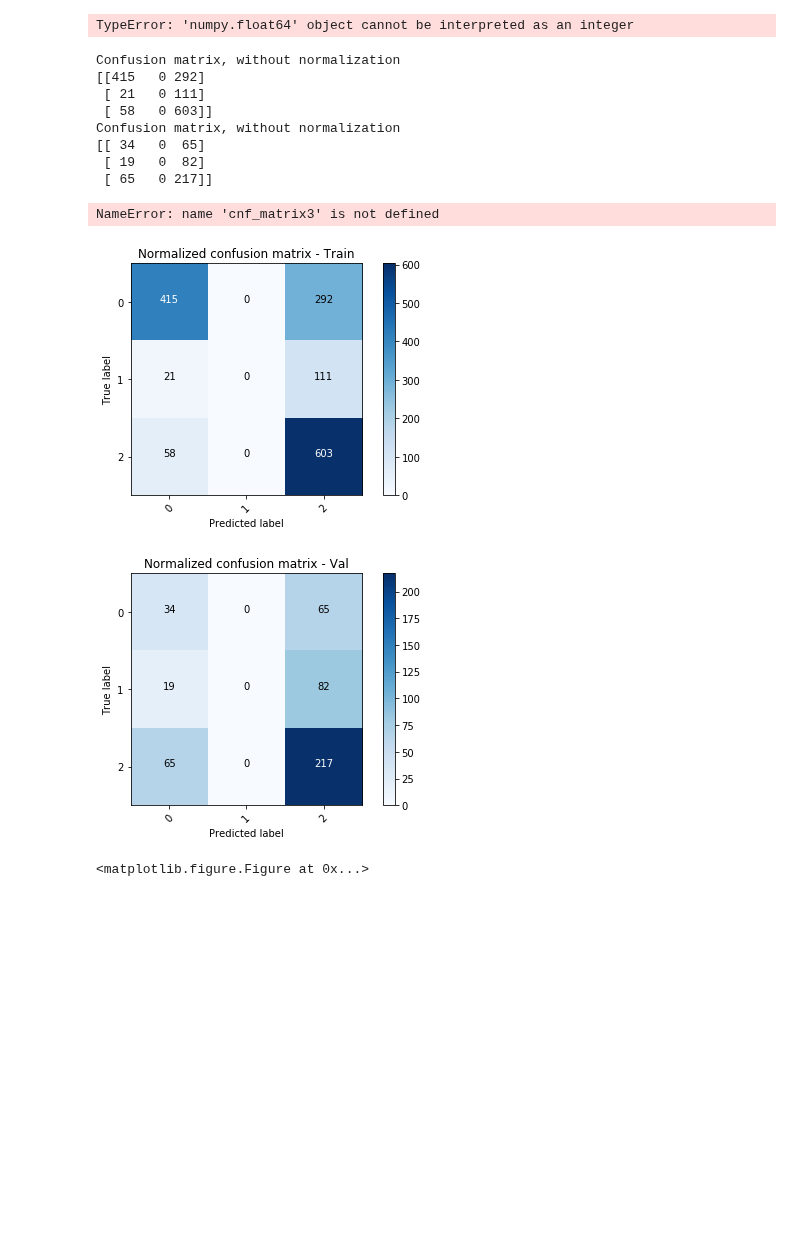
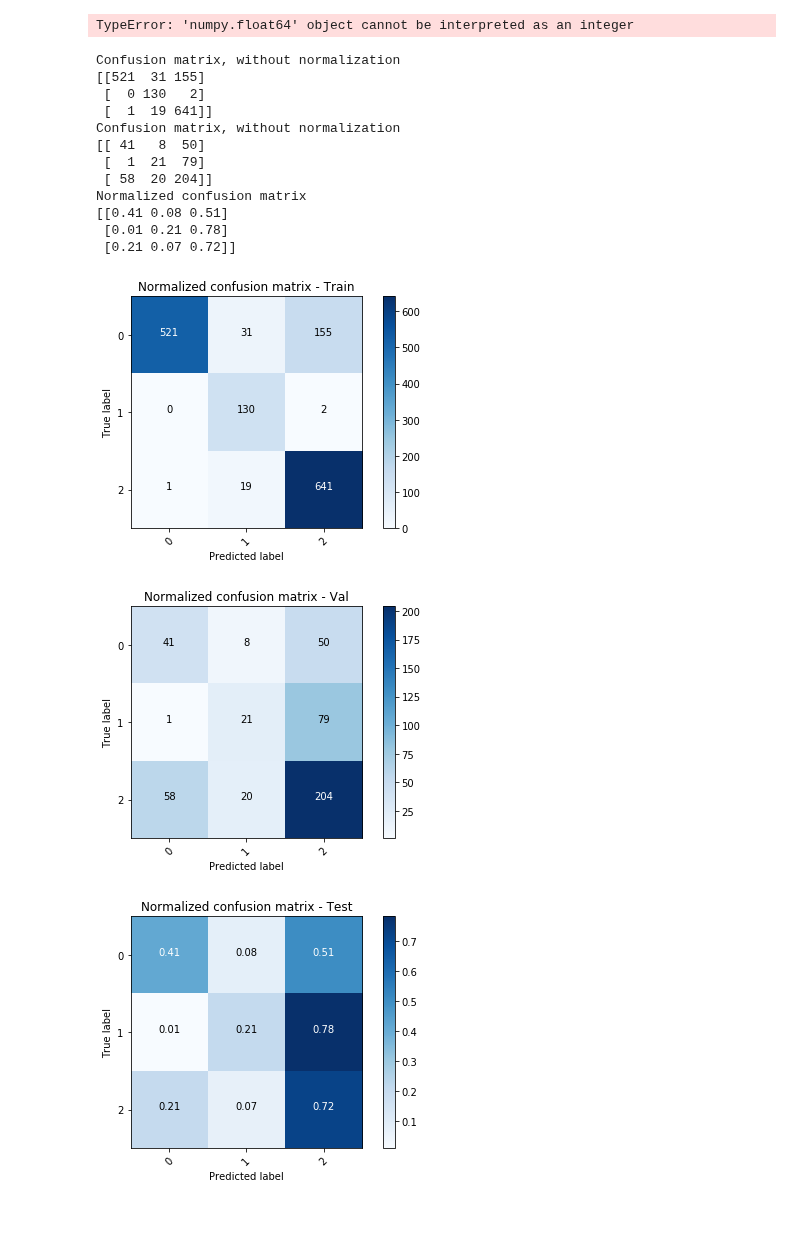
Before and after one commit to magdyksaleh/cs231n_bmi260_project, a Jupyter notebook: resnet2D_code.ipynb, the cells around one changed output. Drawn from its saved outputs; the diff is of its cells as text; code cells hidden in the pictures; blank space fills up the shorter version.

```diff
--- a/resnet2D_code.ipynb
+++ b/resnet2D_code.ipynb
@@ -143,7 +143,7 @@ def train(model, optimizer, epochs=1, overfit=False):
 
 
             #38,16,46
-            weights = torch.tensor([1,1, 1], device= device, dtype=dtype)
+            weights = torch.tensor([33/49, 49/18, 1], device= device, dtype=dtype)
             x.unsqueeze_(1)
             scores = model(x)
             Loss = nn.CrossEntropyLoss(weight = weights)
@@ -264,43 +248,46 @@ y_val = np.concatenate([np.array(i) for i in solStoreVal])
 # y_pred_test = np.concatenate([np.array(i) for i in predStoreTest])
 # y_test = np.concatenate([np.array(i) for i in solStoreTest])
 
 cnf_matrix1 = confusion_matrix(y_train, y_pred_train)
 cnf_matrix2 = confusion_matrix( y_val, y_pred_val)
 # cnf_matrix3 = confusion_matrix(y_test, y_pred_test)
 
 
 
 class_names = [0,1,2]
 np.set_printoptions(precision=2)
 
 # Plot non-normalized confusion matrix
 plt.figure()
 plot_confusion_matrix(cnf_matrix1, classes=class_names,
                       title='Normalized confusion matrix - Train')
 
 # Plot normalized confusion matrix
 plt.figure()
 plot_confusion_matrix(cnf_matrix2, classes=class_names,
                       title='Normalized confusion matrix - Val')
 
 # Plot normalized confusion matrix
 plt.figure()
-plot_confusion_matrix(cnf_matrix3, classes=class_names, normalize=True,
+plot_confusion_matrix(cnf_matrix2, classes=class_names, normalize=True,
                       title='Normalized confusion matrix - Test')
 
 plt.show()
 # %% [output]
 Confusion matrix, without normalization
-[[415   0 292]
- [ 21   0 111]
- [ 58   0 603]]
+[[521  31 155]
+ [  0 130   2]
+ [  1  19 641]]
 Confusion matrix, without normalization
-[[ 34   0  65]
- [ 19   0  82]
- [ 65   0 217]]
+[[ 41   8  50]
+ [  1  21  79]
+ [ 58  20 204]]
+Normalized confusion matrix
+[[0.41 0.08 0.51]
+ [0.01 0.21 0.78]
+ [0.21 0.07 0.72]]
-NameError: name 'cnf_matrix3' is not defined
-[figure, old version]
+[figure, new version]
-[figure, old version]
+[figure, new version]
-<matplotlib.figure.Figure at 0x...>
+[figure, added]
 # %% [markdown]
 ####
```
Also changed, not shown: parts of 2 cells of this notebook, 3 other files.
